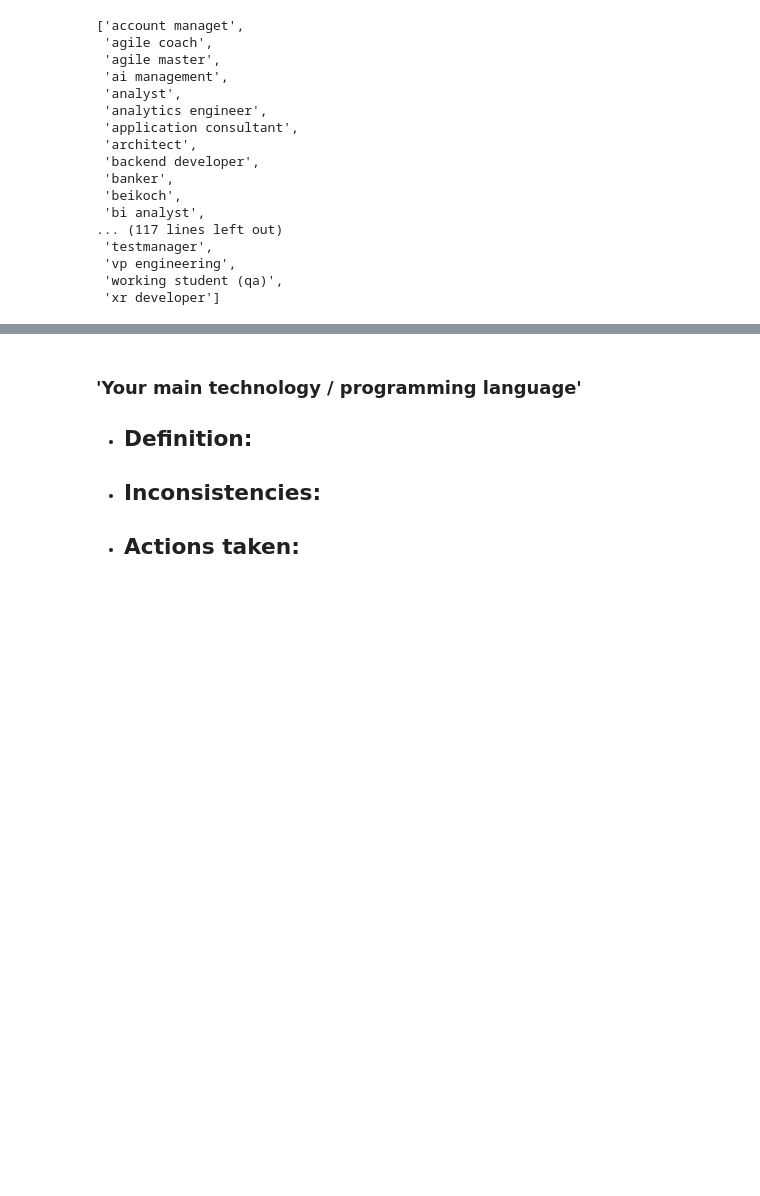
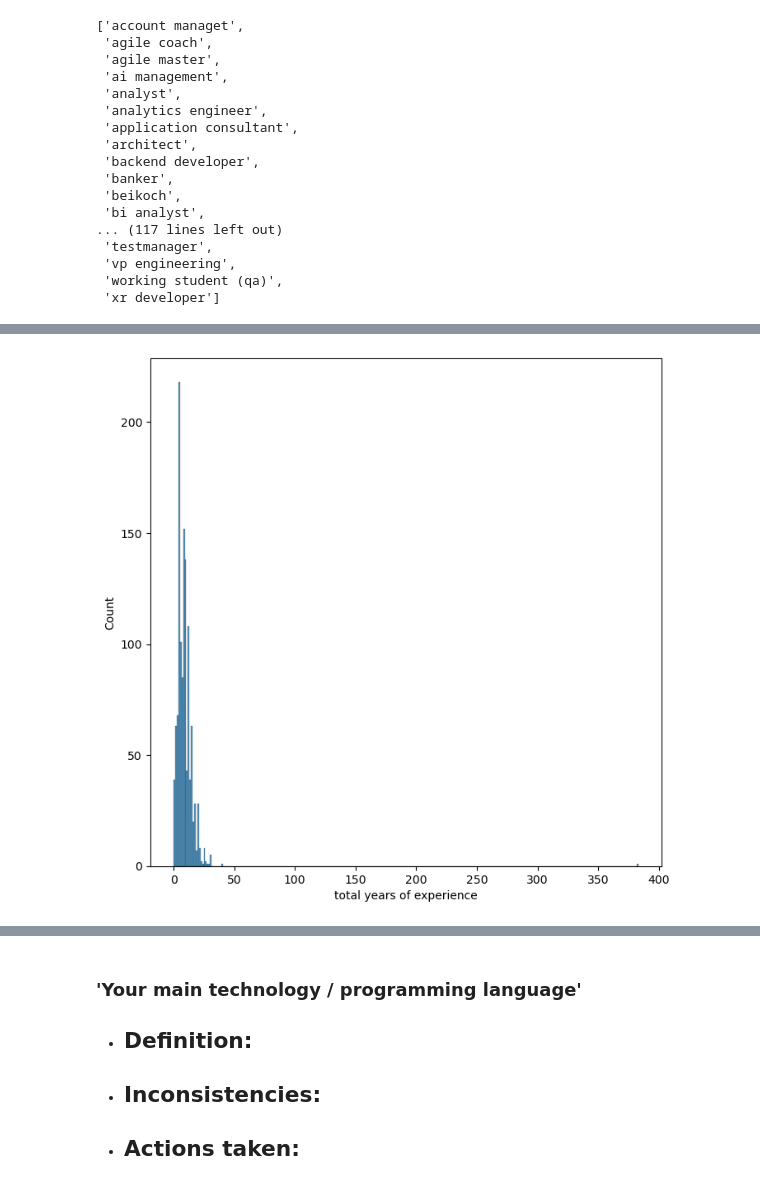
Before and after one commit to AkeemSemperDataScience/3950-assignment-2-mlsiebold, a Jupyter notebook: START_Asn_2.ipynb, the cells around one changed output, grey strips where cells are left out. Drawn from its saved outputs; the diff is of its cells as text; code cells hidden in the pictures; blank space fills up the shorter version.

```diff
--- a/START_Asn_2.ipynb
+++ b/START_Asn_2.ipynb
@@ -733,6 +733,10 @@ memory usage: 4.1 KB
 #    on='city',
 #    how='left'
 #)
+# %%
+# Drop is_city_valid column
+
+df = df.drop(columns=['is_valid_city'])
 # %% [markdown]
 ##### **Observations**
 - invalid entries
@@ -807,0 +819,5 @@ sorted(df[column].dropna().unique().tolist())
+# %%
+# Basic EDA
+
+column = 'total years of experience'
+tb.eda_column_summary(df, column)
@@ -807,0 +864,6 @@ sorted(df[column].dropna().unique().tolist())
+# %%
+# Check distribution
+
+sns.histplot(df, x=column);
+# %% [output]
+[figure, added]
```
Also changed, not shown: parts of 36 cells of this notebook.
